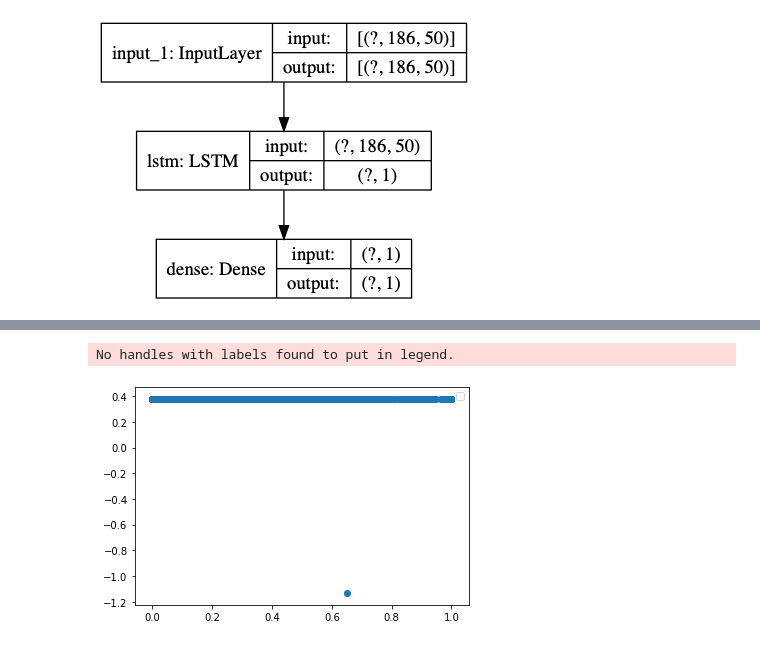
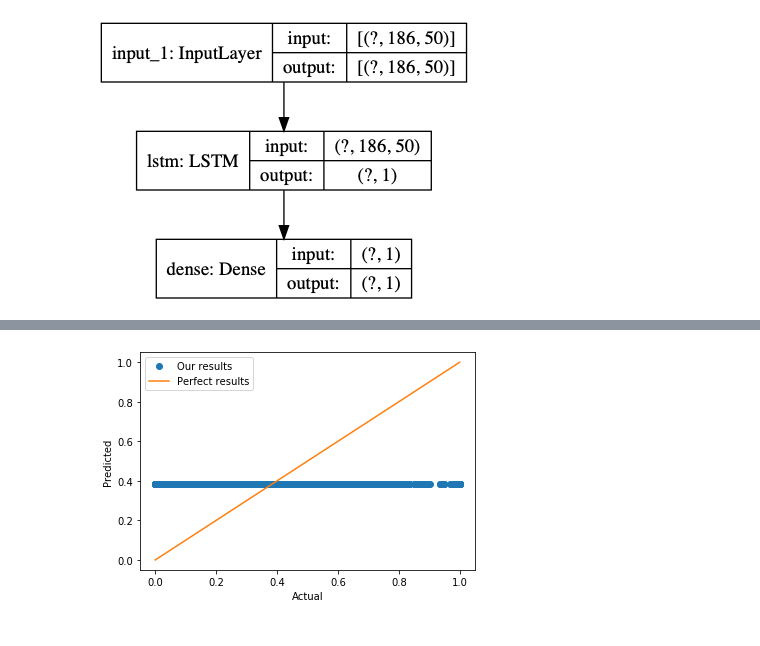
Before and after one commit to Prabhjot2094/Youtube-Video-Popularity-Prediction, a Jupyter notebook: Models/Text Modality/Presentation/LIWC/LIWC Model.ipynb, the cells around one changed output, grey strips where cells are left out. Saved outputs shown, nothing was run; the diff lists cells and outputs as text; code cells hidden in the pictures.

```diff
--- a/Models/Text Modality/Presentation/LIWC/LIWC Model.ipynb
+++ b/Models/Text Modality/Presentation/LIWC/LIWC Model.ipynb
@@ -185,10 +185,12 @@ Loss on validation set is 0.08586322
-# %%
-pyplot.scatter(y_val, predictions)
-pyplot.legend()
-pyplot.show()
-# %% [output]
-No handles with labels found to put in legend.
-[figure, removed]
+# %%
+pyplot.plot(y_val, predictions, 'o',label="Our results")
+pyplot.plot([0,1], label="Perfect results")
+pyplot.xlabel("Actual")
+pyplot.ylabel("Predicted")
+pyplot.legend()
+pyplot.savefig('liwc_unbalanced.png')
+# %% [output]
+[figure, added]
 # %%
 # More fine grained accuracy calculations
 huge_score = np.squeeze(np.argwhere(y_val > 0.7))
```
Also changed, not shown: parts of 6 cells of this notebook, 1 other file.
